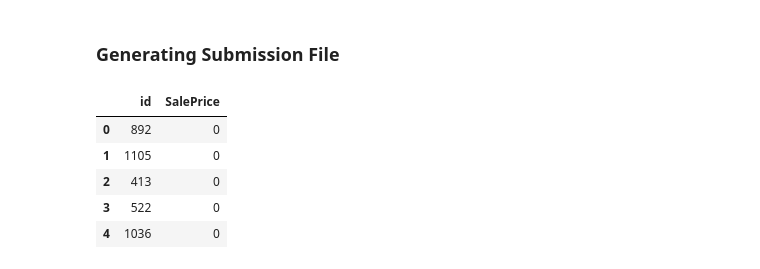
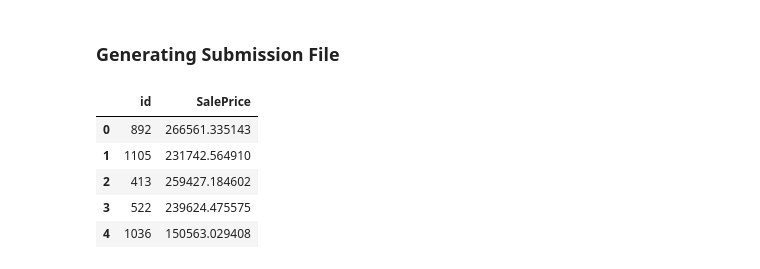
Before and after one commit to racousin/data_science_practice_2025, a Jupyter notebook: delvTom/module3/exercise1.ipynb, the cells around one changed output. Saved outputs shown, nothing was run; the diff lists cells and outputs as text; code cells hidden in the pictures.

```diff
--- a/delvTom/module3/exercise1.ipynb
+++ b/delvTom/module3/exercise1.ipynb
@@ -110,19 +90,22 @@ array([177762.16369213, 157294.80102779,  93589.76313637, 297185.59860724,
 ### Generating Submission File
 # %%
 X_test =  pd.read_csv("module3_exercise_test.csv", sep=",", index_col='id')
+# %%
+X_test.fillna(-1, inplace=True)
+X_test = X_test.reindex(columns=X_train.columns, fill_value=-1)
+y_pred = model.predict(X_test)
 # %%
-
 submission = pd.DataFrame({
     'id': X_test.index,
-    'SalePrice': 0 # your_prediction
+    'SalePrice': y_pred
 })
 
 submission.to_csv('submission.csv', index=False, sep=',')
-submission.head()
+display(submission.head())
 # %% [output]
 |  | id | SalePrice |
-| 0 | 892 | 0 |
-| 1 | 1105 | 0 |
-| 2 | 413 | 0 |
-| 3 | 522 | 0 |
-| 4 | 1036 | 0 |
+| 0 | 892 | 266561.335143 |
+| 1 | 1105 | 231742.564910 |
+| 2 | 413 | 259427.184602 |
+| 3 | 522 | 239624.475575 |
+| 4 | 1036 | 150563.029408 |
```
Also changed, not shown: parts of 1 cell of this notebook, 1 other file.
